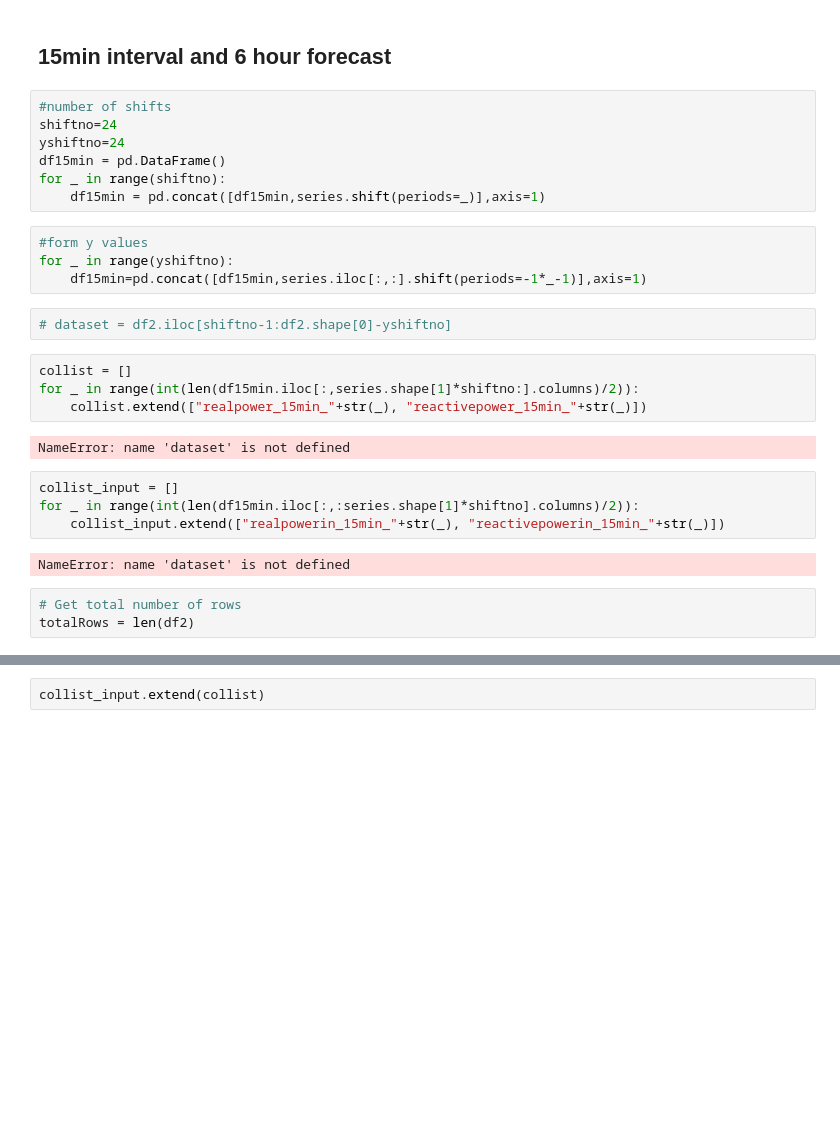
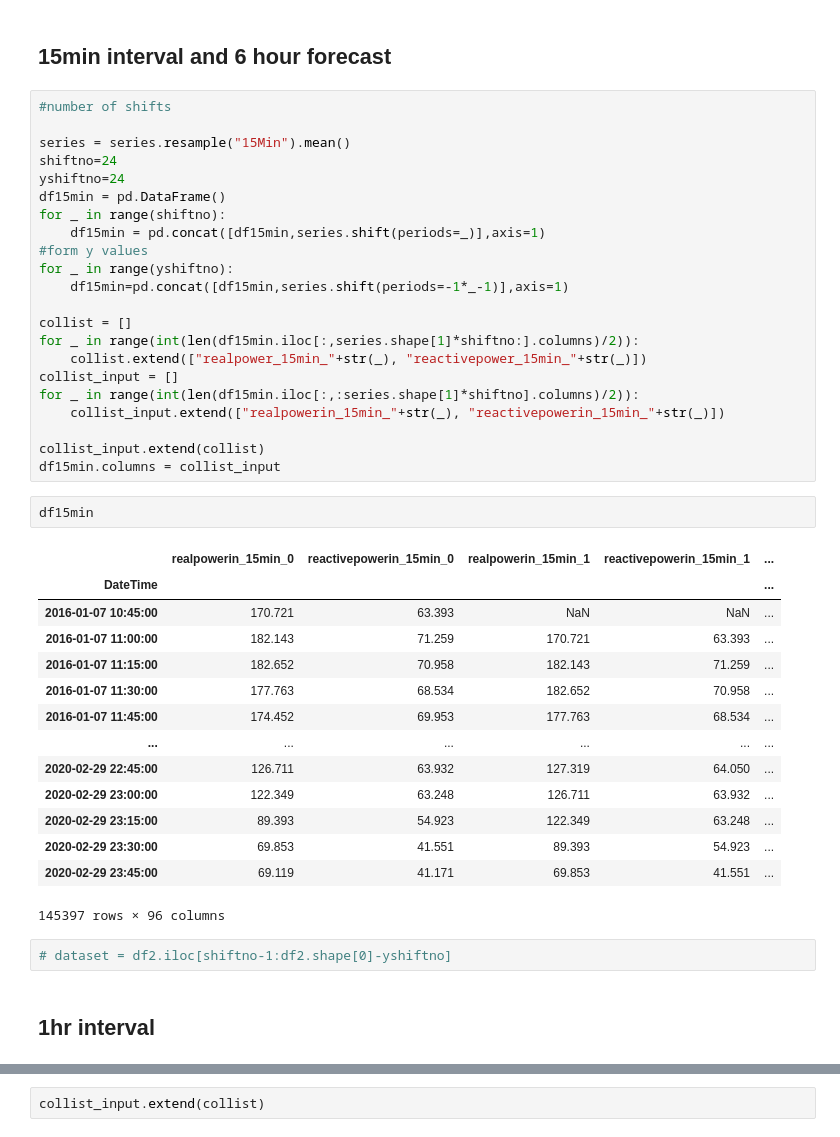
Before and after one commit to arjay55/CS280_mini_proj_experiments, a Jupyter notebook: feature_selection_frequency.ipynb, the cells around one changed output, grey strips where cells are left out. Saved outputs shown, nothing was run; the diff lists cells and outputs as text; blank space fills up the shorter version.

```diff
--- a/feature_selection_frequency.ipynb
+++ b/feature_selection_frequency.ipynb
@@ -6,31 +6,46 @@ import pickle
 series = pd.read_csv('ProcessedDataCenterHall.csv', header=0, index_col=0, parse_dates=True, squeeze=True)
 # %% [markdown]
 ## 15min interval and 6 hour forecast
-# %%
-#number of shifts
-shiftno=24
-yshiftno=24
-df15min = pd.DataFrame()
-for _ in range(shiftno):
-    df15min = pd.concat([df15min,series.shift(periods=_)],axis=1)
-# %%
-#form y values
-for _ in range(yshiftno):
-    df15min=pd.concat([df15min,series.iloc[:,:].shift(periods=-1*_-1)],axis=1)
+# %%
+#number of shifts
+
+series = series.resample("15Min").mean()
+shiftno=24
+yshiftno=24
+df15min = pd.DataFrame()
+for _ in range(shiftno):
+    df15min = pd.concat([df15min,series.shift(periods=_)],axis=1)
+#form y values
+for _ in range(yshiftno):
+    df15min=pd.concat([df15min,series.shift(periods=-1*_-1)],axis=1)
+
+collist = []
+for _ in range(int(len(df15min.iloc[:,series.shape[1]*shiftno:].columns)/2)):
+    collist.extend(["realpower_15min_"+str(_), "reactivepower_15min_"+str(_)])
+collist_input = []
+for _ in range(int(len(df15min.iloc[:,:series.shape[1]*shiftno].columns)/2)):
+    collist_input.extend(["realpowerin_15min_"+str(_), "reactivepowerin_15min_"+str(_)])
+
+collist_input.extend(collist)
+df15min.columns = collist_input
+# %%
+df15min
+# %% [output]
+|  | realpowerin_15min_0 | reactivepowerin_15min_0 | realpowerin_15min_1 | reactivepowerin_15min_1 | ... |
+| DateTime |  |  |  |  | ... |
+| 2016-01-07 10:45:00 | 170.721 | 63.393 | NaN | NaN | ... |
+| 2016-01-07 11:00:00 | 182.143 | 71.259 | 170.721 | 63.393 | ... |
+| 2016-01-07 11:15:00 | 182.652 | 70.958 | 182.143 | 71.259 | ... |
+| 2016-01-07 11:30:00 | 177.763 | 68.534 | 182.652 | 70.958 | ... |
+| 2016-01-07 11:45:00 | 174.452 | 69.953 | 177.763 | 68.534 | ... |
+| ... | ... | ... | ... | ... | ... |
+| 2020-02-29 22:45:00 | 126.711 | 63.932 | 127.319 | 64.050 | ... |
+| 2020-02-29 23:00:00 | 122.349 | 63.248 | 126.711 | 63.932 | ... |
+| 2020-02-29 23:15:00 | 89.393 | 54.923 | 122.349 | 63.248 | ... |
+| 2020-02-29 23:30:00 | 69.853 | 41.551 | 89.393 | 54.923 | ... |
+| 2020-02-29 23:45:00 | 69.119 | 41.171 | 69.853 | 41.551 | ... |
+145397 rows × 96 columns
 # %%
 # dataset = df2.iloc[shiftno-1:df2.shape[0]-yshiftno]
-# %%
-collist = []
-for _ in range(int(len(df15min.iloc[:,series.shape[1]*shiftno:].columns)/2)):
-    collist.extend(["realpower_15min_"+str(_), "reactivepower_15min_"+str(_)])
-# %% [output]
-NameError: name 'dataset' is not defined
-# %%
-collist_input = []
-for _ in range(int(len(df15min.iloc[:,:series.shape[1]*shiftno].columns)/2)):
-    collist_input.extend(["realpowerin_15min_"+str(_), "reactivepowerin_15min_"+str(_)])
-# %% [output]
-NameError: name 'dataset' is not defined
-# %%
-# Get total number of rows
-totalRows = len(df2)
+# %% [markdown]
+## 1hr interval
```
Also changed, not shown: parts of 10 cells of this notebook.
